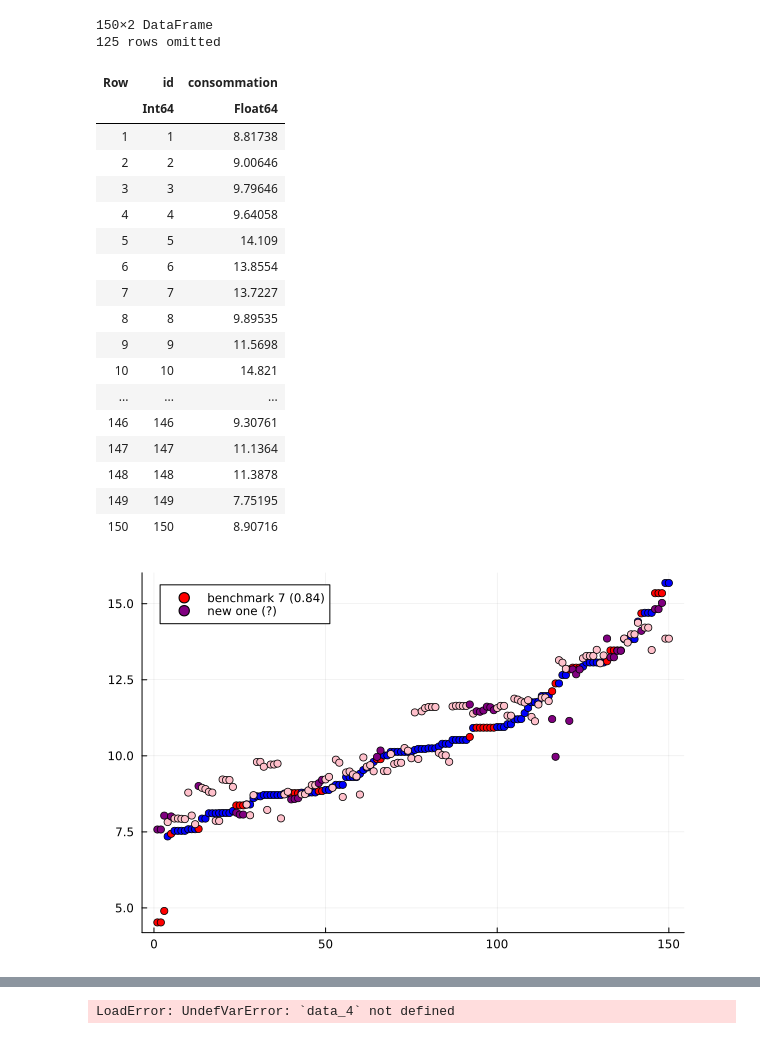
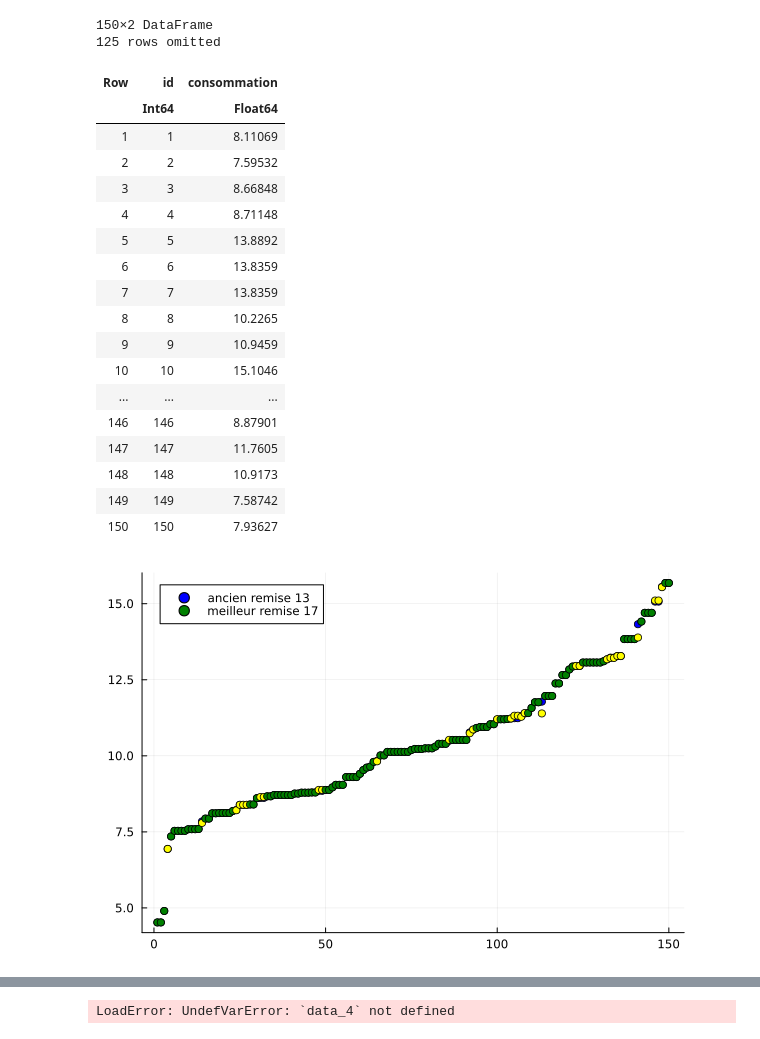
Before and after one commit to Antoine-Lafrance/concours-mth3302, a Jupyter notebook: eval copy.ipynb, the cells around one changed output, grey strips where cells are left out. Drawn from its saved outputs; the diff is of its cells as text; code cells hidden in the pictures.

```diff
--- a/eval copy.ipynb
+++ b/eval copy.ipynb
@@ -7,62 +7,60 @@ import Pkg; Pkg.add("Plots")
 # %%
 using CSV, DataFrames, Statistics, Dates, Gadfly, LinearAlgebra, Plots
 # %%
-data_1 = CSV.read("./soumissions_officielles/soumission_7/benchmark7.csv", DataFrame)
-# data_2 = CSV.read("./soumissions_officielles/soumission_5/benchmark5.csv", DataFrame)
-data_2 = CSV.read("./soumissions_officielles/soumission_11/benchmark12.csv", DataFrame)
-
-#= data_3 = CSV.read("./soumissions_potentielles/benchmark_2024-12-01_15-26-35.csv", DataFrame) =#
-#= data_4 = CSV.read("./soumissions_potentielles/benchmark_2024-11-30_12-57-51.csv", DataFrame) =#
+data_1 = CSV.read("./soumissions_officielles/soumission_17/benchmark17_equipe_T.csv", DataFrame)
+data_2 = CSV.read("./soumissions_officielles/soumission_18/benchmark18_equipe_T.csv", DataFrame)
+# data_3 = CSV.read("./soumissions_officielles/benchmark_2024-12-01_15-26-35.csv", DataFrame) =#
 # %% [output]
 150×2 DataFrame
 125 rows omitted
 | Row | id | consommation |
 |  | Int64 | Float64 |
-| 1 | 1 | 8.81738 |
-| 2 | 2 | 9.00646 |
-| 3 | 3 | 9.79646 |
-| 4 | 4 | 9.64058 |
-| 5 | 5 | 14.109 |
-| 6 | 6 | 13.8554 |
-| 7 | 7 | 13.7227 |
-| 8 | 8 | 9.89535 |
-| 9 | 9 | 11.5698 |
-| 10 | 10 | 14.821 |
+| 1 | 1 | 8.11069 |
+| 2 | 2 | 7.59532 |
+| 3 | 3 | 8.66848 |
+| 4 | 4 | 8.71148 |
+| 5 | 5 | 13.8892 |
+| 6 | 6 | 13.8359 |
+| 7 | 7 | 13.8359 |
+| 8 | 8 | 10.2265 |
+| 9 | 9 | 10.9459 |
+| 10 | 10 | 15.1046 |
 | ... | ... | ... |
-| 146 | 146 | 9.30761 |
-| 147 | 147 | 11.1364 |
-| 148 | 148 | 11.3878 |
-| 149 | 149 | 7.75195 |
-| 150 | 150 | 8.90716 |
+| 146 | 146 | 8.87901 |
+| 147 | 147 | 11.7605 |
+| 148 | 148 | 10.9173 |
+| 149 | 149 | 7.58742 |
+| 150 | 150 | 7.93627 |
 # %%
-common_ids = [1, 3, 4, 6, 7, 8, 9, 13, 14, 15, 16, 21, 22, 23, 24, 25, 26, 27, 28, 29, 30, 31, 32, 33, 34, 35, 36, 37, 38, 40, 41, 43, 44, 46, 47, 50, 54, 55, 56, 57, 59, 60, 61, 62, 63, 64, 65, 66, 67, 71, 73, 74, 75, 76, 77, 78, 79, 80, 81, 82, 83, 84, 85, 86, 87, 89, 90, 91, 93, 94, 95, 100, 101, 102, 103, 104, 105, 106, 108, 109, 111, 113, 114, 116, 117, 120, 121, 122, 123, 126, 127, 128, 129, 130, 131, 133, 134, 135, 136, 137, 138, 139, 140, 141, 142, 143, 144, 145, 146, 147, 148, 149, 150]
+common_ids = intersect(data_1.id, data_2.id)
+diff_ids = filter(id -> data_1[data_1.id .== id, :consommation] != data_2[data_2.id .== id, :consommation], common_ids)
 data_1_common = filter(row -> row.id in common_ids, data_1)
 data_2_common = filter(row -> row.id in common_ids, data_2)
 
 
 data_1_sorted = sort(data_1, :consommation)
 data_2_sorted = [data_2.consommation[i] for i in data_1_sorted.id]
 #= data_3_sorted = [data_3.consommation[i] for i in data_1_sorted.id]
  =#
-colors1 = [(i in common_ids ? :blue : :red) for i in data_1_sorted.id]
-colors2 = [(i in common_ids ? :pink : :purple) for i in data_1_sorted.id]
+colors1 = [(i in common_ids ? :blue : :blue) for i in data_1_sorted.id]
+colors2 = [(i in diff_ids ? :yellow : :green) for i in data_1_sorted.id]
 #= colors3 = [(i in common_ids ? :black : :white) for i in data_1_sorted.id]
  =#
 
-scatter(1:150, data_1_sorted.consommation, c=colors1, label="benchmark 7 (0.84)")
-scatter!(1:150, data_2_sorted, c=colors2, label= "new one (?)")
+scatter(1:150, data_1_sorted.consommation, c=colors1, label="ancien remise 13")
+scatter!(1:150, data_2_sorted, c=colors2, label= "meilleur remise 17")
 #= scatter!(1:150, data_3_sorted, c=colors3, label= "new one only lin (?)")
  =#
 
 # scatter(data_1.id, data_1.consommation)
 # scatter!(data_2.id, data_2.consommation)
 # scatter!(data_3.id, data_3.consommation)
 
 # bleu c<est le meilleur
 
 # orange le dernier
 # %% [output]
-[figure, old version]
+[figure, new version]
 # %%
 histogram([data_1.consommation,data_2.consommation], bins=LinRange(5,20,40), alpha=0.5, labels=["benchmark 7 (0.84)", "benchmark 1 (0.92)"])
 # %% [output]
```
Also changed, not shown: parts of 3 cells of this notebook, 10 other files.
